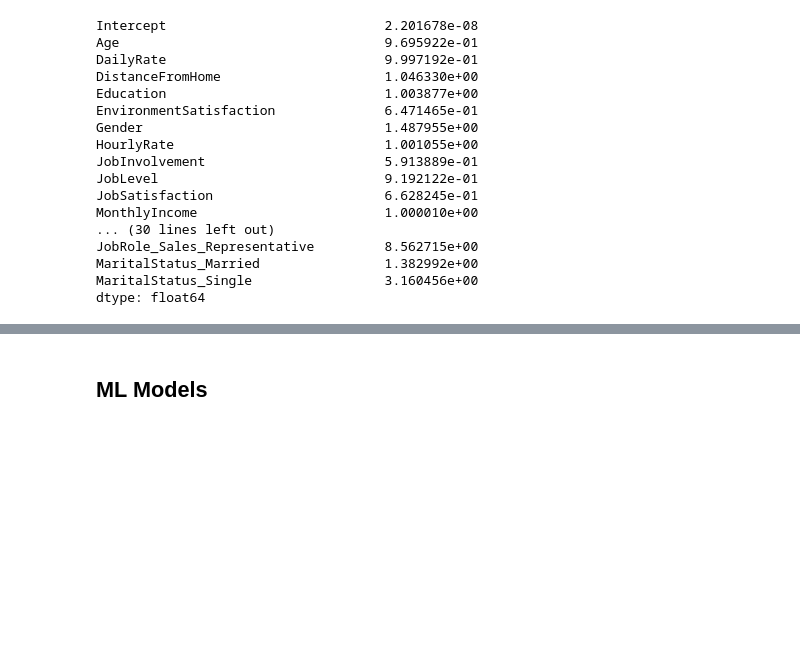
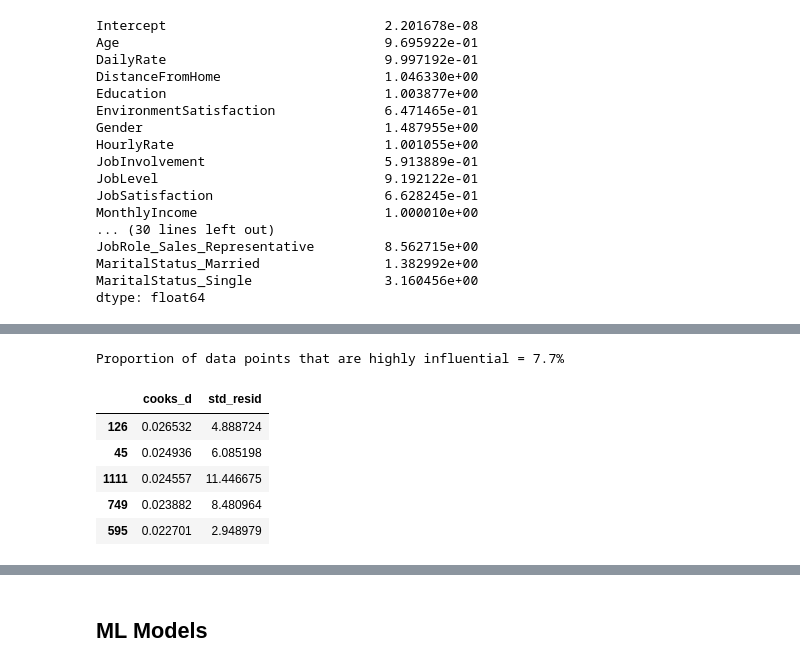
Before and after one commit to SimonRbk95/Churn_Prediction_Model, a Jupyter notebook: DS_Project_New.ipynb, the cells around one changed output, grey strips where cells are left out. Cells and saved outputs as stored; diff of their text form; code cells hidden in the pictures; blank space fills up the shorter version.

Commit message:
adjsuted cook's distance

```diff
--- a/DS_Project_New.ipynb
+++ b/DS_Project_New.ipynb
@@ -268,0 +226,16 @@ Name: 126, dtype: int64
+# %%
+# Find number of observations that exceed Cook's distance threshold
+outliers = diagnosis_df[diagnosis_df['cooks_d'] > cook_threshold]
+prop_outliers = round(100*(len(outliers) / len(df)),1)
+print(f'Proportion of data points that are highly influential = {prop_outliers}%')
+
+# Display top 5 most influential outliers
+outliers.sort_values("cooks_d", ascending=False).head()
+# %% [output]
+Proportion of data points that are highly influential = 7.7%
+|  | cooks_d | std_resid |
+| 126 | 0.026532 | 4.888724 |
+| 45 | 0.024936 | 6.085198 |
+| 1111 | 0.024557 | 11.446675 |
+| 749 | 0.023882 | 8.480964 |
+| 595 | 0.022701 | 2.948979 |
```
Also changed, not shown: parts of 13 cells of this notebook.
